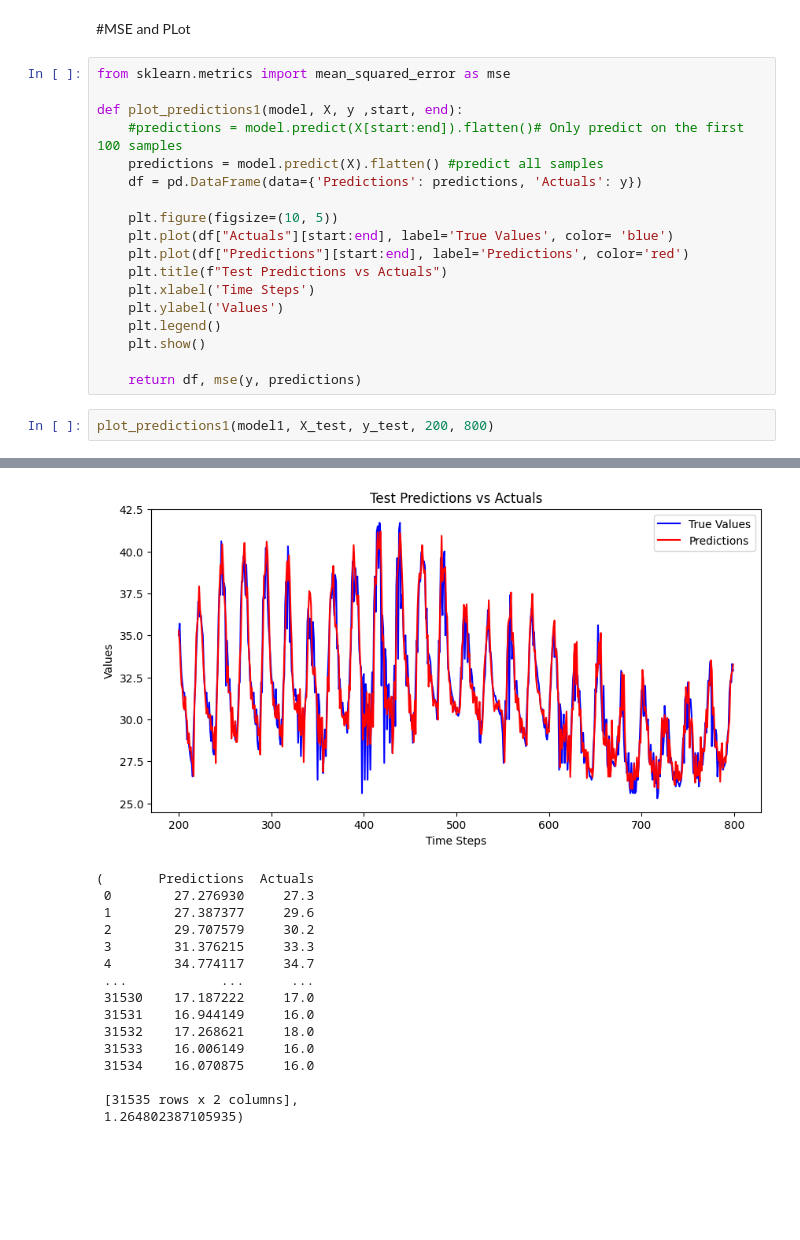
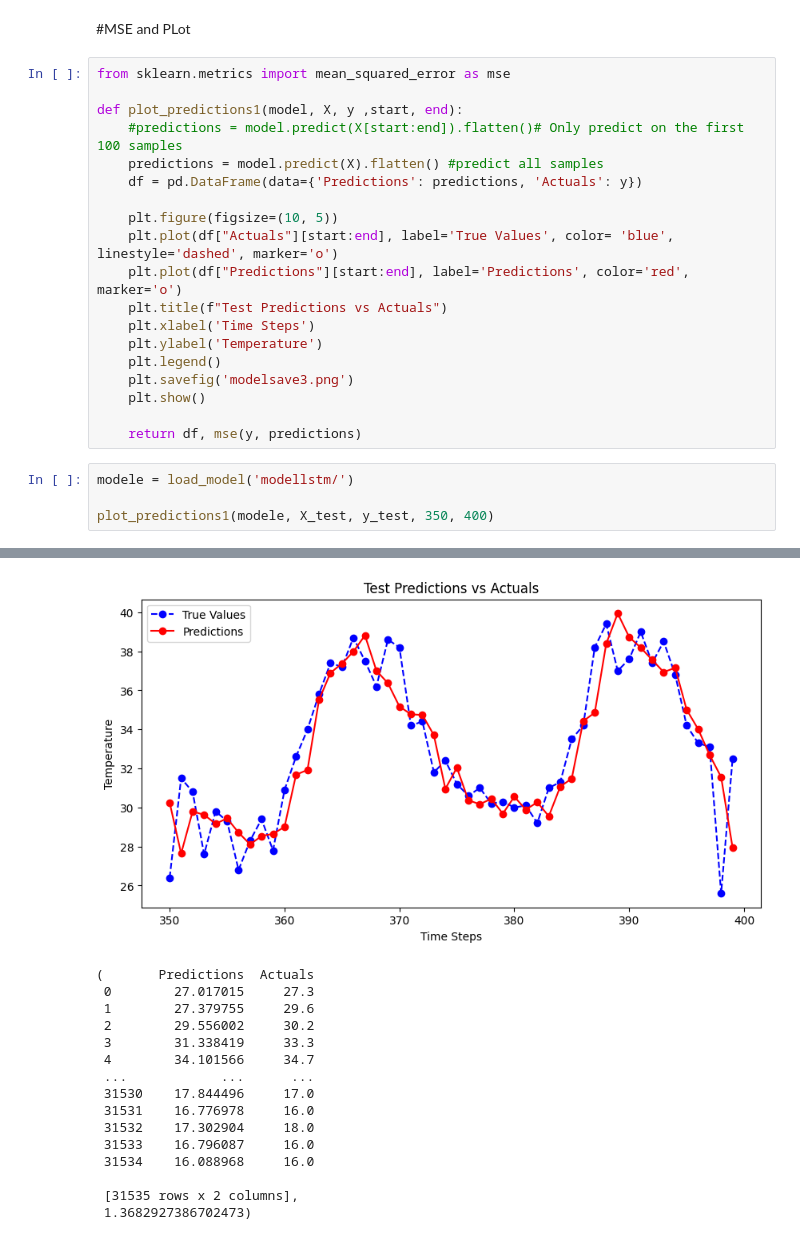
Before and after one commit to vipulhld001/flower, a Jupyter notebook: Weather/try.ipynb, the cells around one changed output, grey strips where cells are left out. Drawn from its saved outputs; the diff is of its cells as text; blank space fills up the shorter version.

```diff
--- a/Weather/try.ipynb
+++ b/Weather/try.ipynb
@@ -348,15 +334,18 @@ def plot_predictions1(model, X, y ,start, end):
     df = pd.DataFrame(data={'Predictions': predictions, 'Actuals': y})
 
     plt.figure(figsize=(10, 5))
-    plt.plot(df["Actuals"][start:end], label='True Values', color= 'blue')
-    plt.plot(df["Predictions"][start:end], label='Predictions', color='red')
+    plt.plot(df["Actuals"][start:end], label='True Values', color= 'blue', linestyle='dashed', marker='o')
+    plt.plot(df["Predictions"][start:end], label='Predictions', color='red', marker='o')
     plt.title(f"Test Predictions vs Actuals")
     plt.xlabel('Time Steps')
-    plt.ylabel('Values')
+    plt.ylabel('Temperature')
     plt.legend()
+    plt.savefig('modelsave3.png')
     plt.show()
 
     return df, mse(y, predictions)
 # %%
-plot_predictions1(model1, X_test, y_test, 200, 800)
+modele = load_model('modellstm/')
+
+plot_predictions1(modele, X_test, y_test, 350, 400)
 # %% [output]
@@ -364,16 +353,16 @@ plot_predictions1(model1, X_test, y_test, 200, 800)
-[figure, old version]
+[figure, new version]
 (       Predictions  Actuals
- 0        27.276930     27.3
- 1        27.387377     29.6
- 2        29.707579     30.2
- 3        31.376215     33.3
- 4        34.774117     34.7
+ 0        27.017015     27.3
+ 1        27.379755     29.6
+ 2        29.556002     30.2
+ 3        31.338419     33.3
+ 4        34.101566     34.7
  ...            ...      ...
- 31530    17.187222     17.0
- 31531    16.944149     16.0
- 31532    17.268621     18.0
- 31533    16.006149     16.0
- 31534    16.070875     16.0
+ 31530    17.844496     17.0
+ 31531    16.776978     16.0
+ 31532    17.302904     18.0
+ 31533    16.796087     16.0
+ 31534    16.088968     16.0
 
  [31535 rows x 2 columns],
- 1.264802387105935)
+ 1.3682927386702473)
```
Also changed, not shown: parts of 10 cells of this notebook, 20 other files.
